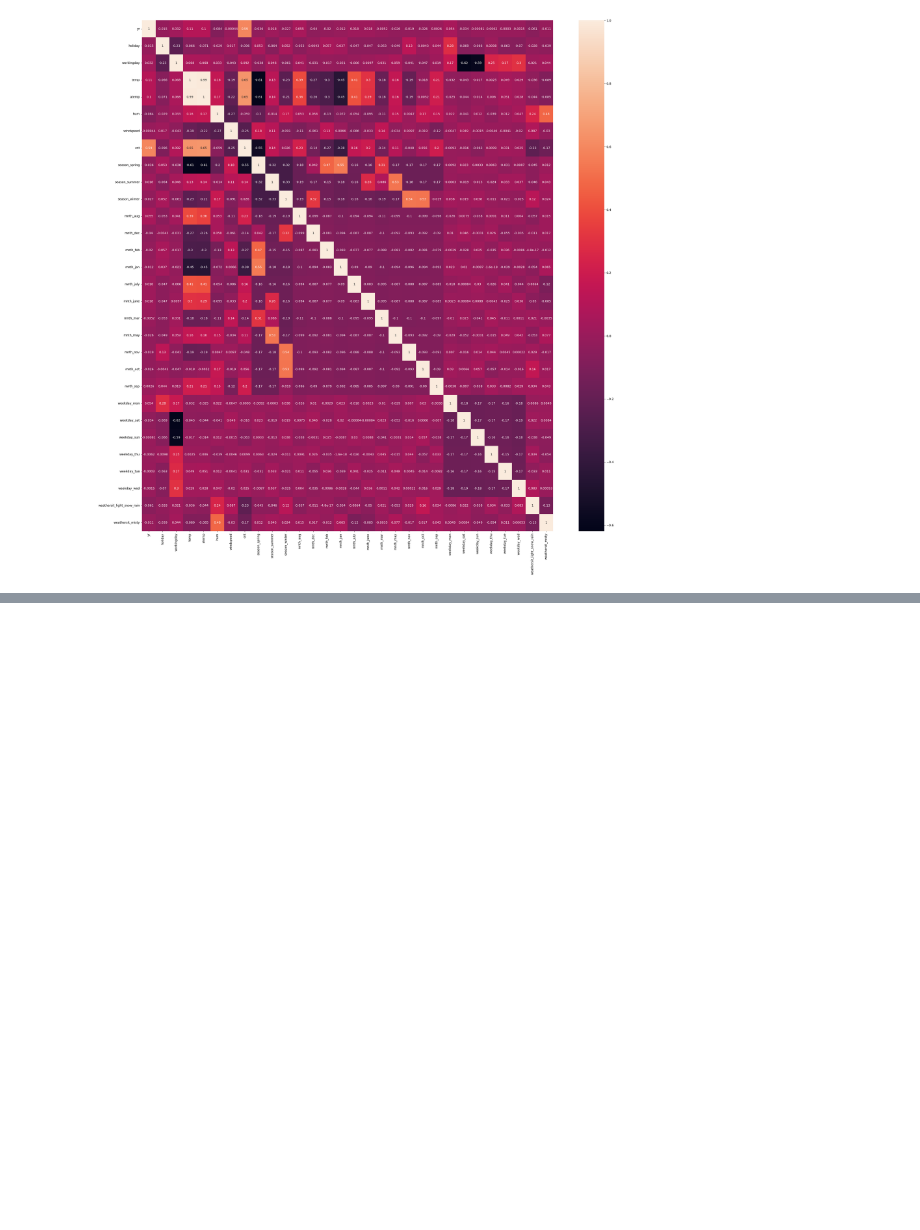
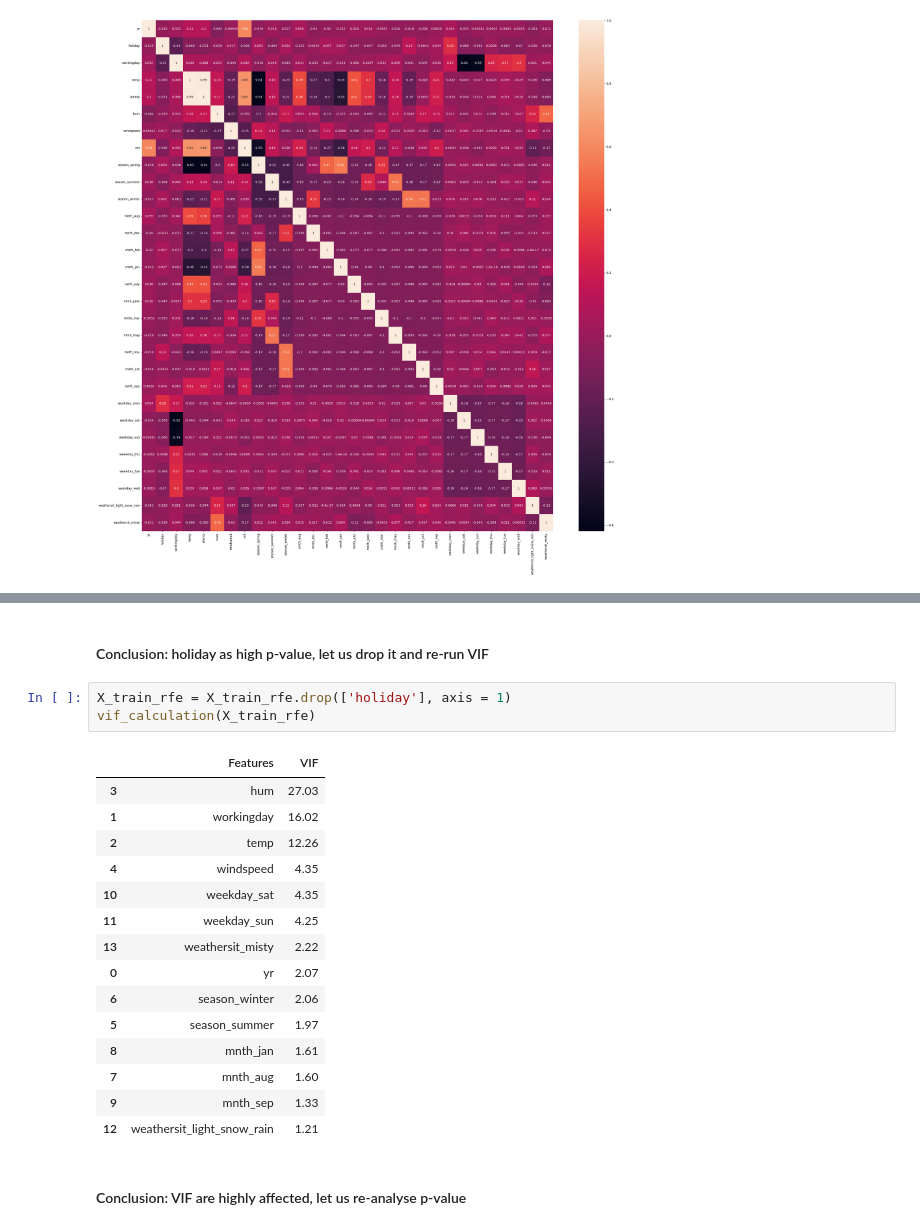
Before and after one commit to anagharavishankar/Regression_Bike_Sharing, a Jupyter notebook: Anagha_Ravishankar_Bike_Sharing.ipynb, the cells around one changed output, grey strips where cells are left out. Drawn from its saved outputs; the diff is of its cells as text; blank space fills up the shorter version.

```diff
--- a/Anagha_Ravishankar_Bike_Sharing.ipynb
+++ b/Anagha_Ravishankar_Bike_Sharing.ipynb
@@ -457,0 +488,23 @@ vif_calculation(X_train_rfe)
+# %% [markdown]
+#### Conclusion: holiday as high p-value, let us drop it and re-run VIF
+# %%
+X_train_rfe = X_train_rfe.drop(['holiday'], axis = 1)
+vif_calculation(X_train_rfe)
+# %% [output]
+|  | Features | VIF |
+| 3 | hum | 27.03 |
+| 1 | workingday | 16.02 |
+| 2 | temp | 12.26 |
+| 4 | windspeed | 4.35 |
+| 10 | weekday_sat | 4.35 |
+| 11 | weekday_sun | 4.25 |
+| 13 | weathersit_misty | 2.22 |
+| 0 | yr | 2.07 |
+| 6 | season_winter | 2.06 |
+| 5 | season_summer | 1.97 |
+| 8 | mnth_jan | 1.61 |
+| 7 | mnth_aug | 1.60 |
+| 9 | mnth_sep | 1.33 |
+| 12 | weathersit_light_snow_rain | 1.21 |
+# %% [markdown]
+#### Conclusion: VIF are highly affected, let us re-analyse p-value
```
Also changed, not shown: parts of 47 cells of this notebook.
